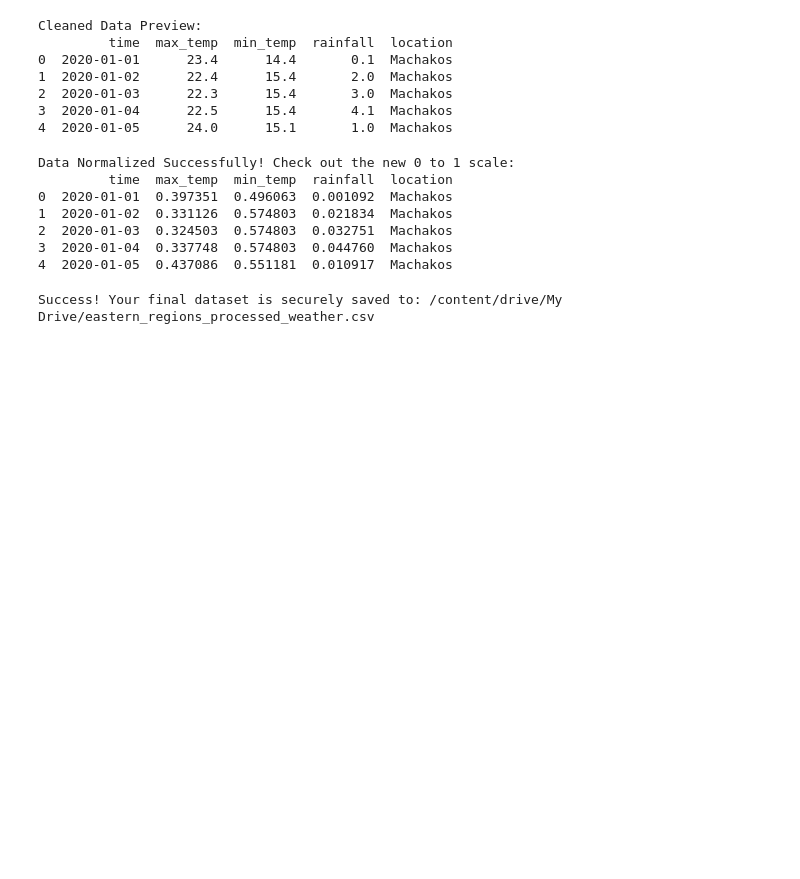
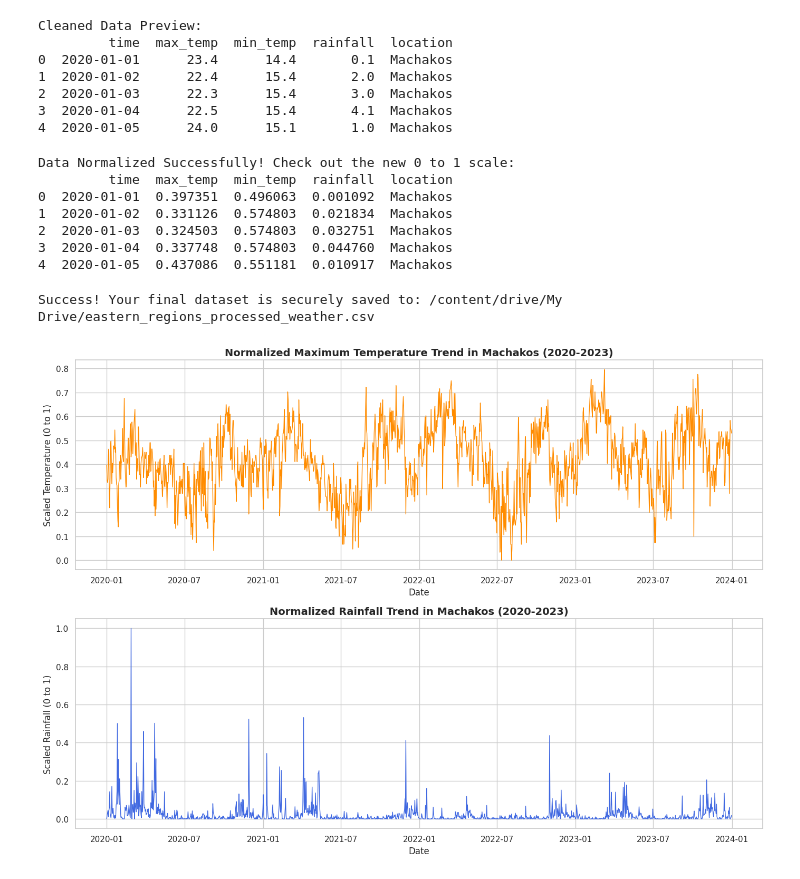
Before and after one commit to Nyevuu2/Mkulima-Smart, a Jupyter notebook: Weather_risk_advisory.ipynb, the cells around one changed output. Cells and saved outputs as stored; diff of their text form; code cells hidden in the pictures; blank space fills up the shorter version.

Commit message:
updated data trends

```diff
--- a/Weather_risk_advisory.ipynb
+++ b/Weather_risk_advisory.ipynb
@@ -190,3 +190,40 @@ df_clean.to_csv(processed_path, index=False)
 print(f"Success! Your final dataset is securely saved to: {processed_path}")
 # %% [output]
 Success! Your final dataset is securely saved to: /content/drive/My Drive/eastern_regions_processed_weather.csv
+# %%
+import matplotlib.pyplot as plt
+import seaborn as sns
+import pandas as pd
+
+# 1. Set a clean, professional style for the graphs
+sns.set_theme(style="whitegrid")
+
+# 2. Let's filter the data to just look at Machakos to keep the graph from getting too crowded
+# (We use .copy() so we don't accidentally alter our master dataset)
+machakos_data = df_clean[df_clean['location'] == 'Machakos'].copy()
+
+# 3. Convert the 'time' column into official date formats so the bottom axis looks right
+machakos_data['time'] = pd.to_datetime(machakos_data['time'])
+
+# 4. Create a large canvas with two separate graphs stacked on top of each other
+fig, (ax1, ax2) = plt.subplots(2, 1, figsize=(14, 10))
+
+# --- GRAPH 1: Maximum Temperature Trend ---
+sns.lineplot(data=machakos_data, x='time', y='max_temp', ax=ax1, color='darkorange', linewidth=1)
+ax1.set_title('Normalized Maximum Temperature Trend in Machakos (2020-2023)', fontsize=14, fontweight='bold')
+ax1.set_ylabel('Scaled Temperature (0 to 1)', fontsize=12)
+ax1.set_xlabel('Date', fontsize=12)
+
+# --- GRAPH 2: Rainfall Trend ---
+sns.lineplot(data=machakos_data, x='time', y='rainfall', ax=ax2, color='royalblue', linewidth=1)
+ax2.set_title('Normalized Rainfall Trend in Machakos (2020-2023)', fontsize=14, fontweight='bold')
+ax2.set_ylabel('Scaled Rainfall (0 to 1)', fontsize=12)
+ax2.set_xlabel('Date', fontsize=12)
+
+# 5. Automatically adjust the spacing so the titles don't overlap
+plt.tight_layout()
+
+# 6. Show the masterpiece!
+plt.show()
+# %% [output]
+[figure, added]
```
